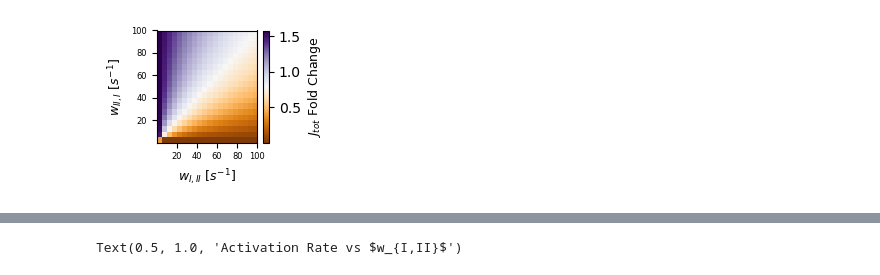
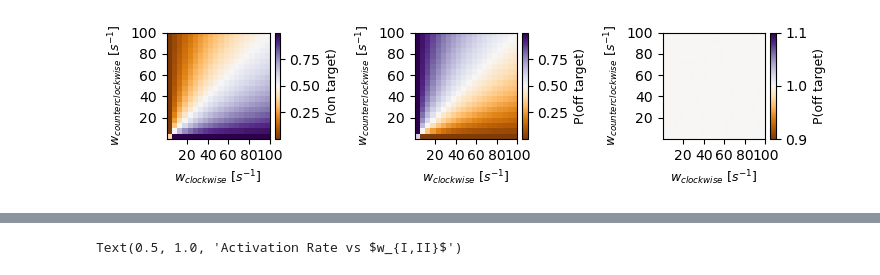
Before and after one commit to romamarketsandwich/diagram_dynamic_metabolism_v2, a Jupyter notebook: workflow/lib/TF_model.ipynb, the cells around one changed output, grey strips where cells are left out. Drawn from its saved outputs; the diff is of its cells as text; code cells hidden in the pictures.

```diff
--- a/workflow/lib/TF_model.ipynb
+++ b/workflow/lib/TF_model.ipynb
@@ -69,10 +57,12 @@ dG_diffusion = 0
 k_bT = 1
 k_unbinding = 0
 cycles = [[2,2], [4,4]]
+futile = [[1,1], [3,3]]
 activation_coefficient = 1
 
 sigma_ls = np.linspace(0, 5, 100)
 activation_rate = []
+off_target = []
 
 G = generate_TF_graph()
 
@@ -82,14 +72,15 @@ for index, sigma in enumerate(sigma_ls):
     def f(**params):
         return 1
 
-    w_13 = 1E11
-    w_31 = 1E11
-    w_24 = 1E11
-    w_42 = 1E11
-    flux = cycle_flux_fn(cycles, [], G, None, None, max_ss_rate_fn=f, weight_mapping_fn=map_TF_weights, \
+    w_13 = 1E-11
+    w_31 = 1E-11
+    w_24 = 1E-11
+    w_42 = 1E-11
+    flux = cycle_flux_fn(cycles, futile, G, None, None, max_ss_rate_fn=f, weight_mapping_fn=map_TF_weights, \
                         k_diffusion=k_diffusion, k_stability=k_stability, N_diffusion=N_diffusion, \
                         N_stability=N_stability, sigma_1=sigma_1, sigma_2=sigma_2, dG_diffusion=dG_diffusion, w_13=w_13, w_31=w_31,\
                         w_24=w_24, w_42=w_42, k_unbinding=k_unbinding, k_bT=k_bT)
     activation_rate.append(flux[0])
+    off_target.append(flux[1])
 # %%
 plt.figure()
@@ -138,6 +227,7 @@ output_notebook()
 
 def heatmap(F1, F2, oscMidpoint, amplitude, **params):
     turnover_fold_increase = np.zeros(F1.shape)
+    futile_fold_increase = np.zeros(F1.shape)
     for i in range(F1.shape[0]):
         for j in range(F1.shape[1]):
 
@@ -145,14 +235,15 @@ def heatmap(F1, F2, oscMidpoint, amplitude, **params):
             sigma_2 = 10
 
             w_13 = F1[i, j]
-            w_24 = F2[i, j]
+            w_24 = F1[i, j]
             w_31 = F2[i, j]
             w_42 = F2[i, j]
 
             J_turnover, J_futile = cycle_flux_fn(w_13=w_13, w_24=w_24, w_31=w_31, w_42=w_42, sigma_1=sigma_1, sigma_2=sigma_2, **params)
 
             turnover_fold_increase[i, j] = J_turnover
-    return turnover_fold_increase
+            futile_fold_increase[i, j] = J_futile
+    return turnover_fold_increase, futile_fold_increase
 
 class MidPointLogNorm(LogNorm):
     def __init__(self, vmin=None, vmax=None, midpoint=None, clip=False):
@@ -169,4 +357,7 @@ class MidPointLogNorm(LogNorm):
 # %%
+from mpl_toolkits.axes_grid1 import make_axes_locatable
+
+
 activation_rate = np.array(activation_rate)
 max_activation = np.max(activation_rate)
 idx = np.where(activation_rate == max_activation)[0][0]
@@ -183,27 +374,64 @@ palette = bokeh.palettes.interp_palette(palette, 400)
 
 F1, F2 = np.meshgrid(frequencies_1, frequencies_2)
 def f(**params):
-    return max_activation
-turnover_fold_increase = heatmap(F1, F2, turnover_cycles=cycles, futile_cycles=[], reaction_graph=G, oscMidpoint=osc_midpoint, k_diffusion=k_diffusion, N_diffusion=N_diffusion, \
+    return 1
+turnover_fold_increase, futile_fold_increase = heatmap(F1, F2, turnover_cycles=cycles, futile_cycles=futile, reaction_graph=G, oscMidpoint=osc_midpoint, k_diffusion=k_diffusion, N_diffusion=N_diffusion, \
                         N_stability=N_stability, dG_diffusion=dG_diffusion, k_stability=k_stability, k_bT=k_bT,max_ss_rate_fn=f, weight_mapping_fn=map_TF_weights, k_unbinding = 0, amplitude=amplitude)
 
 cmap = LinearSegmentedColormap.from_list('mycmap', palette)
-plt.figure(figsize=(2.4, 1.9))
-plt.imshow(turnover_fold_increase, extent=(1e-5, max_frequency, 1e-5, max_frequency), origin='lower', aspect='auto', cmap=cmap)
-plt.xlabel(r'$w_{I,II}\ [s^{-1}]$', fontsize=9, fontdict={'fontname': 'Lucida Sans'})
-plt.ylabel(r'$w_{II,I}\ [s^{-1}]$', fontsize=9, fontdict={'fontname': 'Lucida Sans'})
-plt.xticks([20, 40, 60, 80, 100], fontsize=6)
-plt.yticks([20, 40, 60, 80, 100], fontsize=6)
-ax = plt.gca()
+fig, axs = plt.subplots(1, 3, figsize=(7.5, 1.9))
+
+ax = axs[0]
+divider = make_axes_locatable(ax)
+cax = divider.append_axes('right', size='5%', pad=0.05)
+im = ax.imshow(turnover_fold_increase, extent=(1e-5, max_frequency, 1e-5, max_frequency), origin='lower', aspect='auto', cmap=cmap)
+ax.set_xlabel(r'$w_{clockwise}\ [s^{-1}]$', fontsize=9, fontdict={'fontname': 'Lucida Sans'})
+ax.set_ylabel(r'$w_{counterclockwise}\ [s^{-1}]$', fontsize=9, fontdict={'fontname': 'Lucida Sans'})
+ax.set_xticks([20, 40, 60, 80, 100])
+ax.set_yticks([20, 40, 60, 80, 100])
 for tick in ax.get_xticklabels():
     tick.set_fontname("Lucida Sans")
 for tick in ax.get_yticklabels():
     tick.set_fontname("Lucida Sans")
-cbar = plt.colorbar(label='$J_{tot}$ Fold Change')
-cbar.set_label('$J_{tot}$ Fold Change', fontdict={'fontname': 'Lucida Sans'}, fontsize=9)
+cbar = fig.colorbar(im, label='P(on target)', cax=cax, orientation='vertical')
+cbar.set_label('P(on target)', fontdict={'fontname': 'Lucida Sans'}, fontsize=9)
+
+ax = axs[1]
+divider = make_axes_locatable(ax)
+cax = divider.append_axes('right', size='5%', pad=0.05)
+im2 = ax.imshow(futile_fold_increase, extent=(1e-5, max_frequency, 1e-5, max_frequency), origin='lower', aspect='auto', cmap=cmap)
+ax.set_xlabel(r'$w_{clockwise}\ [s^{-1}]$', fontsize=9, fontdict={'fontname': 'Lucida Sans'})
+ax.set_ylabel(r'$w_{counterclockwise}\ [s^{-1}]$', fontsize=9, fontdict={'fontname': 'Lucida Sans'})
+ax.set_xticks([20, 40, 60, 80, 100])
+ax.set_yticks([20, 40, 60, 80, 100])
+for tick in ax.get_xticklabels():
+    tick.set_fontname("Lucida Sans")
+for tick in ax.get_yticklabels():
+    tick.set_fontname("Lucida Sans")
+cbar = fig.colorbar(im2, label='P(off target)', cax=cax, orientation='vertical')
+cbar.set_label('P(off target)', fontdict={'fontname': 'Lucida Sans'}, fontsize=9)
 # cbar.set_ticks([1])
 # cbar.set_ticklabels([ 1,], fontdict={'fontname': 'Lucida Sans'}, fontsize=6)
 plt.tight_layout()
+
+
+ax = axs[2]
+divider = make_axes_locatable(ax)
+cax = divider.append_axes('right', size='5%', pad=0.05)
+im3 = ax.imshow(futile_fold_increase + turnover_fold_increase, extent=(1e-5, max_frequency, 1e-5, max_frequency), origin='lower', aspect='auto', cmap=cmap)
+ax.set_xlabel(r'$w_{clockwise}\ [s^{-1}]$', fontsize=9, fontdict={'fontname': 'Lucida Sans'})
+ax.set_ylabel(r'$w_{counterclockwise}\ [s^{-1}]$', fontsize=9, fontdict={'fontname': 'Lucida Sans'})
+ax.set_xticks([20, 40, 60, 80, 100])
+ax.set_yticks([20, 40, 60, 80, 100])
+for tick in ax.get_xticklabels():
+    tick.set_fontname("Lucida Sans")
+for tick in ax.get_yticklabels():
+    tick.set_fontname("Lucida Sans")
+cbar = fig.colorbar(im3, label='Total Probability', cax=cax, orientation='vertical')
+cbar.set_label('P(off target)', fontdict={'fontname': 'Lucida Sans'}, fontsize=9)
+# cbar.set_ticks([1])
+# cbar.set_ticklabels([ 1,], fontdict={'fontname': 'Lucida Sans'}, fontsize=6)
+plt.tight_layout()
 # %% [output]
 findfont: Font family 'Lucida Sans' not found.
 findfont: Font family 'Lucida Sans' not found.
@@ -221,5 +449,5 @@ findfont: Font family 'Lucida Sans' not found.
 findfont: Font family 'Lucida Sans' not found.
 findfont: Font family 'Lucida Sans' not found.
 findfont: Font family 'Lucida Sans' not found.
 findfont: Font family 'Lucida Sans' not found.
-[figure, old version]
+[figure, new version]
```
Also changed, not shown: parts of 12 cells of this notebook, 18 other files.
